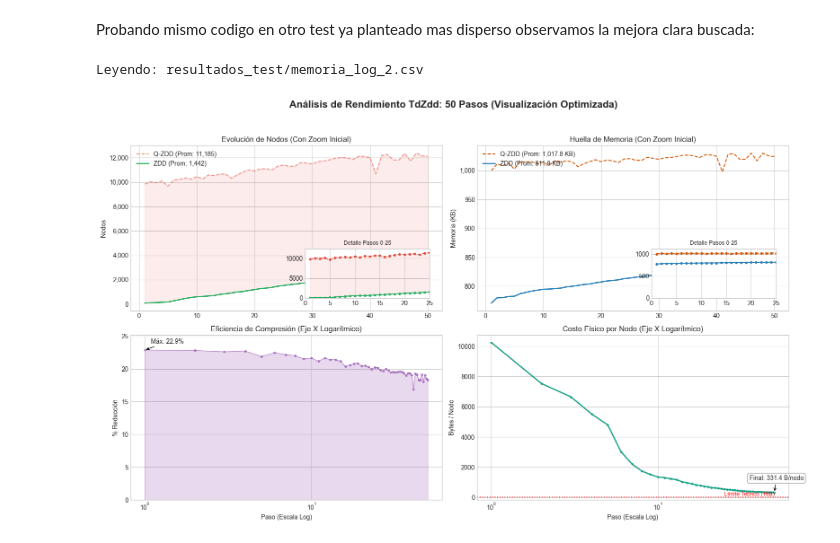
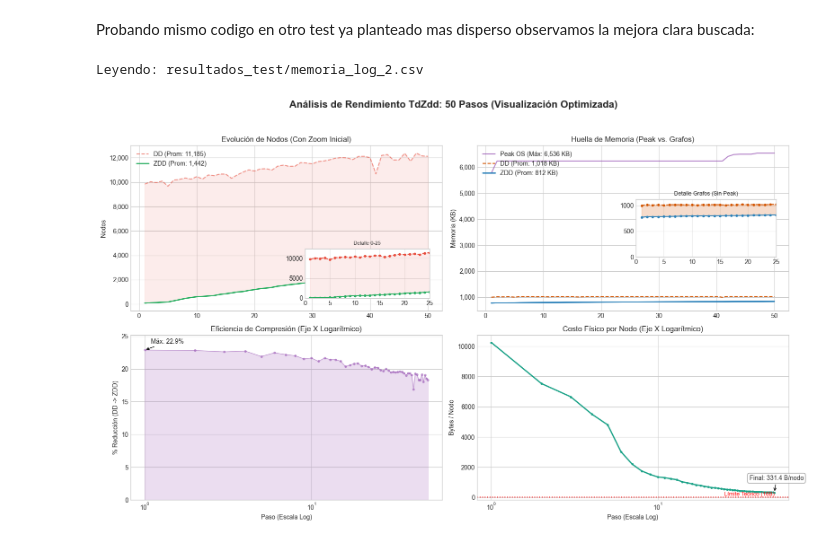
Before and after one commit to CarlangaUC/MSc, a Jupyter notebook: grafico.ipynb, the cells around one changed output. Drawn from its saved outputs; the diff is of its cells as text; code cells hidden in the pictures.

Commit message:
fix formato y añadir graficos con peak memoria

```diff
--- a/grafico.ipynb
+++ b/grafico.ipynb
@@ -149,7 +145,7 @@ Probando mismo codigo en otro test ya planteado mas disperso observamos la mejor
 import pandas as pd
 import matplotlib.pyplot as plt
 import matplotlib.ticker as ticker
-from mpl_toolkits.axes_grid1.inset_locator import inset_axes, mark_inset
+from mpl_toolkits.axes_grid1.inset_locator import inset_axes
 import os
 
 # Path archivos
@@ -165,7 +161,7 @@ print(f"Leyendo: {CSV_PATH}")
 df = pd.read_csv(CSV_PATH)
 
 # Cálculos
-df['Reduccion_Pct'] = ((df['Bytes_QZDD'] - df['Bytes_ZDD']) / df['Bytes_QZDD']) * 100
+df['Reduccion_Pct'] = ((df['Bytes_DD'] - df['Bytes_ZDD']) / df['Bytes_DD']) * 100
 df['Bytes_Por_Nodo'] = df['Bytes_ZDD'] / df['Nodos_ZDD']
 
 # Estilo
@@ -174,113 +170,109 @@ try:
 except:
     plt.style.use('ggplot')
 
-# Colores
-C_QZDD = '#e74c3c'
+C_DD   = '#e74c3c'
 C_ZDD  = '#27ae60'
-C_MEM_Q = '#d35400'
+C_MEM_DD = '#d35400'
 C_MEM_Z = '#2980b9'
-C_EFF   = '#8e44ad'
+C_PEAK  = '#8e44ad'
+C_EFF   = '#9b59b6'
 C_DENS  = '#16a085'
 
 fig, axs = plt.subplots(2, 2, figsize=(16, 10))
 fig.suptitle(f'Análisis de Rendimiento TdZdd: {len(df)} Pasos (Visualización Optimizada)', fontsize=16, fontweight='bold')
 fmt_miles = ticker.StrMethodFormatter('{x:,.0f}')
 
-# Calcular rango del zoom (primeros 100 pasos o 50% si hay menos)
+# Calcular rango del zoom, se plantean minimo 100 conjuntos (pasos) o 50% si tiene menos
 pasos = int(min(100, len(df) * 0.5))
 
-# Calcular promedios para las leyendas
-avg_nodos_qzdd = df['Nodos_QZDD'].mean()
+# Promedios
+avg_nodos_dd = df['Nodos_DD'].mean()
 avg_nodos_zdd = df['Nodos_ZDD'].mean()
-avg_mem_qzdd = df['KB_QZDD'].mean()
+avg_mem_dd = df['KB_DD'].mean()
 avg_mem_zdd = df['KB_ZDD'].mean()
+max_peak = df['Peak_Mem_KB'].max()
 
-# EVOLUCIÓN ESTRUCTURAL (Con ZOOM INSET)
+# EVOLUCIÓN ESTRUCTURAL, OSEA LOS NODOS (Con ZOOM INSET)
 ax1 = axs[0, 0]
-ax1.plot(df['Paso'], df['Nodos_QZDD'], label=f'Q-ZDD (Prom: {avg_nodos_qzdd:,.0f})', color=C_QZDD, linestyle='--', alpha=0.6)
+ax1.plot(df['Paso'], df['Nodos_DD'], label=f'DD (Prom: {avg_nodos_dd:,.0f})', color=C_DD, linestyle='--', alpha=0.6)
 ax1.plot(df['Paso'], df['Nodos_ZDD'], label=f'ZDD (Prom: {avg_nodos_zdd:,.0f})', color=C_ZDD, linewidth=2)
-ax1.fill_between(df['Paso'], df['Nodos_QZDD'], df['Nodos_ZDD'], color=C_QZDD, alpha=0.1)
+ax1.fill_between(df['Paso'], df['Nodos_DD'], df['Nodos_ZDD'], color=C_DD, alpha=0.1)
 
 ax1.set_title('Evolución de Nodos (Con Zoom Inicial)', fontsize=12)
 ax1.set_ylabel('Nodos')
 ax1.legend(loc='upper left')
 ax1.yaxis.set_major_formatter(fmt_miles)
 
-# --- CREAR EL ZOOM (INSET) ---
 axins1 = inset_axes(ax1, width="40%", height="30%", loc='lower right', borderpad=2)
-axins1.plot(df['Paso'], df['Nodos_QZDD'], color=C_QZDD, linestyle='--', marker='.')
+axins1.plot(df['Paso'], df['Nodos_DD'], color=C_DD, linestyle='--', marker='.')
 axins1.plot(df['Paso'], df['Nodos_ZDD'], color=C_ZDD, marker='.')
-axins1.fill_between(df['Paso'], df['Nodos_QZDD'], df['Nodos_ZDD'], color=C_QZDD, alpha=0.1)
-
-# Configuramos el Zoom dinámico con la variable 'pasos'
+axins1.fill_between(df['Paso'], df['Nodos_DD'], df['Nodos_ZDD'], color=C_DD, alpha=0.1)
 axins1.set_xlim(0, pasos)
-axins1.set_ylim(0, df['Nodos_QZDD'].iloc[pasos] * 1.1)
-axins1.grid(True)
-axins1.set_title(f"Detalle Pasos 0-{pasos}", fontsize=9)
-#mark_inset(ax1, axins1, loc1=2, loc2=4, fc="none", ec="0.5")
+axins1.set_ylim(0, df['Nodos_DD'].iloc[pasos] * 1.1)
+axins1.grid(True, alpha=0.5)
+axins1.set_title(f"Detalle 0-{pasos}", fontsize=8)
 
 # CONSUMO MEMORIA (Con ZOOM INSET)
 ax2 = axs[0, 1]
-ax2.plot(df['Paso'], df['KB_QZDD'], label=f'Q-ZDD (Prom: {avg_mem_qzdd:,.1f} KB)', color=C_MEM_Q, linestyle='--')
-ax2.plot(df['Paso'], df['KB_ZDD'], label=f'ZDD (Prom: {avg_mem_zdd:,.1f} KB)', color=C_MEM_Z, linewidth=2)
 
-ax2.set_title('Huella de Memoria (Con Zoom Inicial)', fontsize=12)
+ax2.plot(df['Paso'], df['Peak_Mem_KB'], label=f'Peak OS (Máx: {max_peak:,.0f} KB)',
+         color=C_PEAK, linestyle='-', linewidth=1.5, alpha=0.7)
+ax2.plot(df['Paso'], df['KB_DD'], label=f'DD (Prom: {avg_mem_dd:,.0f} KB)', color=C_MEM_DD, linestyle='--')
+ax2.plot(df['Paso'], df['KB_ZDD'], label=f'ZDD (Prom: {avg_mem_zdd:,.0f} KB)', color=C_MEM_Z, linewidth=2)
+
+ax2.set_title('Huella de Memoria (Peak vs. Grafos)', fontsize=12)
 ax2.set_ylabel('Memoria (KB)')
 ax2.legend(loc='upper left')
 ax2.yaxis.set_major_formatter(fmt_miles)
 
-# --- CREAR EL ZOOM (INSET) ---
-axins2 = inset_axes(ax2, width="40%", height="30%", loc='lower right', borderpad=2)
-axins2.plot(df['Paso'], df['KB_QZDD'], color=C_MEM_Q, linestyle='--', marker='.')
-axins2.plot(df['Paso'], df['KB_ZDD'], color=C_MEM_Z, marker='.')
+axins2 = inset_axes(ax2, width="45%", height="35%", loc='center right', borderpad=2)
+axins2.plot(df['Paso'], df['KB_DD'], color=C_MEM_DD, linestyle='--', marker='.', label='DD')
+axins2.plot(df['Paso'], df['KB_ZDD'], color=C_MEM_Z, marker='.', label='ZDD')
+axins2.fill_between(df['Paso'], df['KB_DD'], df['KB_ZDD'], color=C_MEM_DD, alpha=0.2)
 
-# Zoom dinámico con la variable 'pasos'
 axins2.set_xlim(0, pasos)
-ymax_zoom = df['KB_QZDD'].iloc[pasos] * 1.1
+ymax_zoom = df['KB_DD'].iloc[pasos] * 1.1
 axins2.set_ylim(0, ymax_zoom)
-axins2.grid(True)
-axins2.set_title(f"Detalle Pasos 0-{pasos}", fontsize=9)
-#mark_inset(ax2, axins2, loc1=2, loc2=4, fc="none", ec="0.5")
+axins2.grid(True, alpha=0.5)
+axins2.set_title(f"Detalle Grafos (Sin Peak)", fontsize=9)
 
-# EFICIENCIA (EJE X LOGARÍTMICO)
+# EFICIENCIA (EJE X LOGARÍTMICO Para visualizacion)
 ax3 = axs[1, 0]
 ax3.semilogx(df['Paso'], df['Reduccion_Pct'], color=C_EFF, linewidth=1, marker='o', markersize=3, alpha=0.5)
 ax3.fill_between(df['Paso'], df['Reduccion_Pct'], color=C_EFF, alpha=0.2)
 
 ax3.set_title('Eficiencia de Compresión (Eje X Logarítmico)', fontsize=12)
-ax3.set_ylabel('% Reducción')
+ax3.set_ylabel('% Reducción (DD -> ZDD)')
 ax3.set_xlabel('Paso (Escala Log)')
 ax3.set_ylim(0, max(df['Reduccion_Pct']) * 1.1)
 
-# Anotación del pico
 max_eff = df['Reduccion_Pct'].max()
 max_eff_idx = df['Reduccion_Pct'].idxmax()
 ax3.annotate(f'Máx: {max_eff:.1f}%',
              xy=(df['Paso'][max_eff_idx], max_eff),
              xytext=(10, 10), textcoords='offset points',
              arrowprops=dict(arrowstyle="->", color='black'))
 
-# DENSIDAD (EJE X LOGARÍTMICO)
+# DENSIDAD (EJE X LOGARÍTMICO Para visualizacion)
 ax4 = axs[1, 1]
 ax4.semilogx(df['Paso'], df['Bytes_Por_Nodo'], color=C_DENS, linewidth=2, marker='.', markersize=5)
 
 ax4.axhline(y=16, color='r', linestyle=':', label='Payload (16B)')
 ax4.text(df['Paso'].iloc[-1], 16.5, ' Límite Teórico (16B)', color='r', va='bottom', ha='right', fontsize=9)
 
 ax4.set_title('Costo Físico por Nodo (Eje X Logarítmico)', fontsize=12)
 ax4.set_ylabel('Bytes / Nodo')
 ax4.set_xlabel('Paso (Escala Log)')
 
-# Anotación del valor final (asíntota)
 val_final = df['Bytes_Por_Nodo'].iloc[-1]
 ax4.annotate(f'Final: {val_final:.1f} B/nodo',
              xy=(df['Paso'].iloc[-1], val_final),
              xytext=(-40, 20), textcoords='offset points',
              arrowprops=dict(arrowstyle="->", color='black'),
              bbox=dict(boxstyle="round", fc="white", ec="gray", alpha=0.8))
 
 plt.tight_layout(rect=[0, 0.03, 1, 0.95])
 plt.show()
 # %% [output]
 Leyendo: resultados_test/memoria_log_2.csv
-[figure, old version]
+[figure, new version]
```
Also changed, not shown: parts of 1 cell of this notebook, 4 other files.
